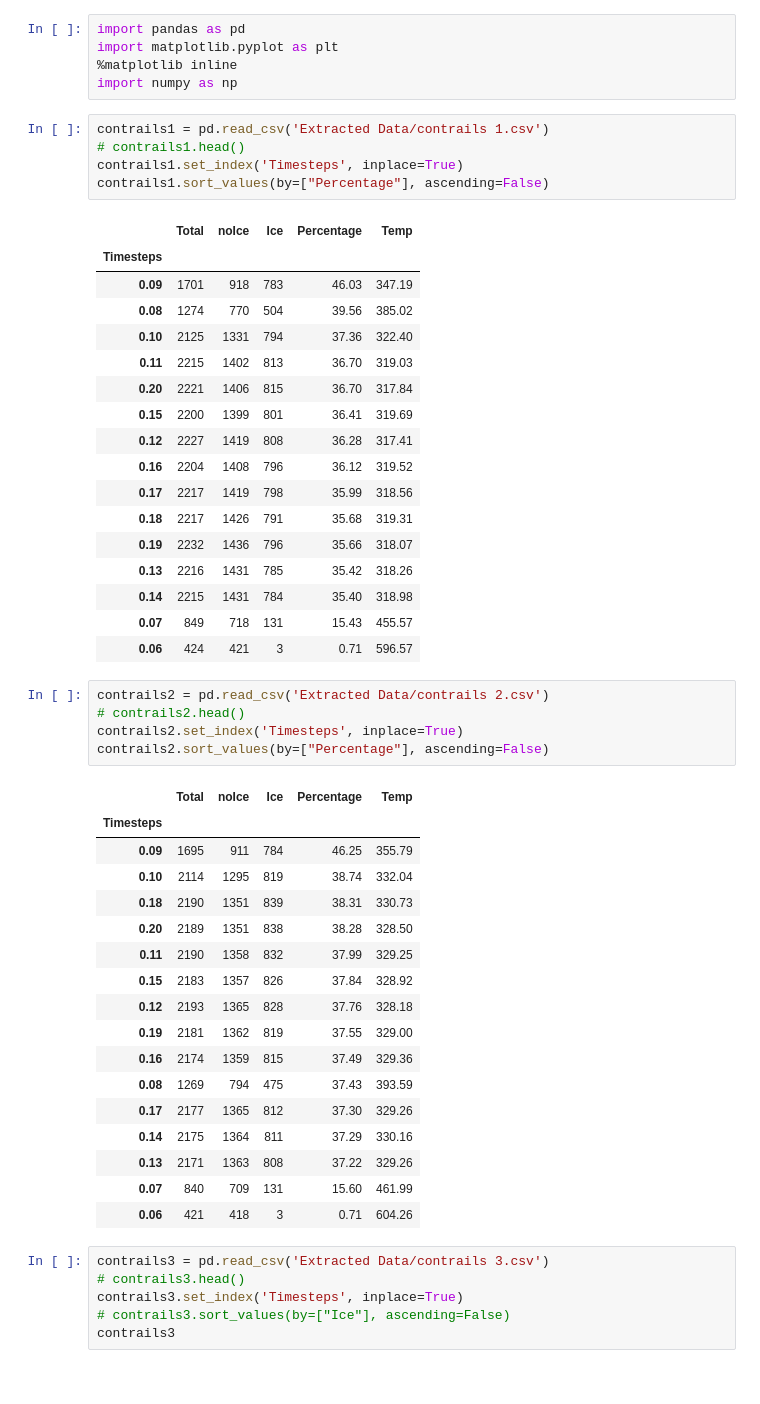
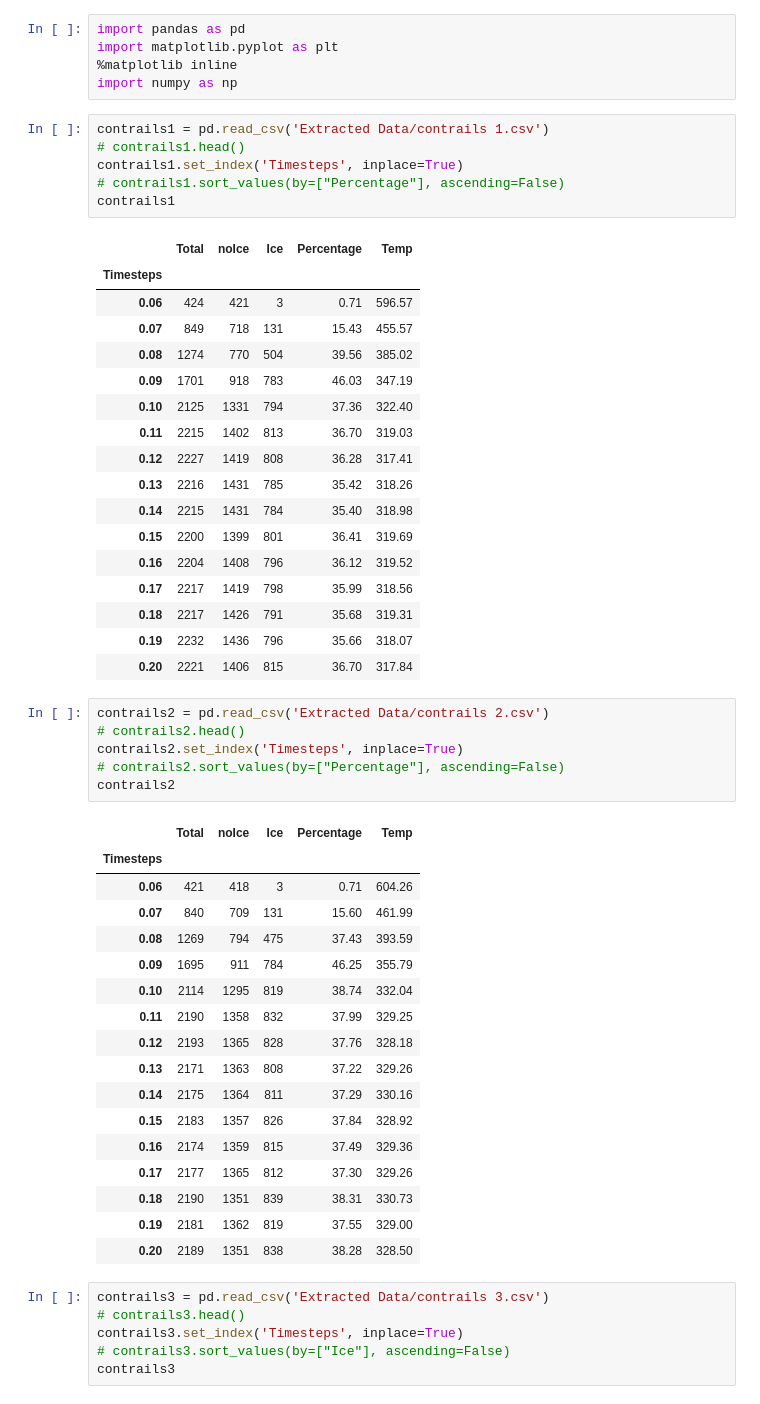
Before and after one commit to nafiul-nipu/Contrails-Python, a Jupyter notebook: contrails preprocessing/IceDataVisualization.ipynb, the cells around one changed output. Saved outputs shown, nothing was run; the diff lists cells and outputs as text.

```diff
--- a/contrails preprocessing/IceDataVisualization.ipynb
+++ b/contrails preprocessing/IceDataVisualization.ipynb
@@ -7,48 +7,50 @@ import numpy as np
 contrails1 = pd.read_csv('Extracted Data/contrails 1.csv')
 # contrails1.head()
 contrails1.set_index('Timesteps', inplace=True)
-contrails1.sort_values(by=["Percentage"], ascending=False)
+# contrails1.sort_values(by=["Percentage"], ascending=False)
+contrails1
 # %% [output]
 |  | Total | noIce | Ice | Percentage | Temp |
 | Timesteps |  |  |  |  |  |
+| 0.06 | 424 | 421 | 3 | 0.71 | 596.57 |
+| 0.07 | 849 | 718 | 131 | 15.43 | 455.57 |
+| 0.08 | 1274 | 770 | 504 | 39.56 | 385.02 |
 | 0.09 | 1701 | 918 | 783 | 46.03 | 347.19 |
-| 0.08 | 1274 | 770 | 504 | 39.56 | 385.02 |
 | 0.10 | 2125 | 1331 | 794 | 37.36 | 322.40 |
 | 0.11 | 2215 | 1402 | 813 | 36.70 | 319.03 |
-| 0.20 | 2221 | 1406 | 815 | 36.70 | 317.84 |
+| 0.12 | 2227 | 1419 | 808 | 36.28 | 317.41 |
+| 0.13 | 2216 | 1431 | 785 | 35.42 | 318.26 |
+| 0.14 | 2215 | 1431 | 784 | 35.40 | 318.98 |
 | 0.15 | 2200 | 1399 | 801 | 36.41 | 319.69 |
-| 0.12 | 2227 | 1419 | 808 | 36.28 | 317.41 |
 | 0.16 | 2204 | 1408 | 796 | 36.12 | 319.52 |
 | 0.17 | 2217 | 1419 | 798 | 35.99 | 318.56 |
 | 0.18 | 2217 | 1426 | 791 | 35.68 | 319.31 |
 | 0.19 | 2232 | 1436 | 796 | 35.66 | 318.07 |
-| 0.13 | 2216 | 1431 | 785 | 35.42 | 318.26 |
-| 0.14 | 2215 | 1431 | 784 | 35.40 | 318.98 |
-| 0.07 | 849 | 718 | 131 | 15.43 | 455.57 |
-| 0.06 | 424 | 421 | 3 | 0.71 | 596.57 |
+| 0.20 | 2221 | 1406 | 815 | 36.70 | 317.84 |
 # %%
 contrails2 = pd.read_csv('Extracted Data/contrails 2.csv')
 # contrails2.head()
 contrails2.set_index('Timesteps', inplace=True)
-contrails2.sort_values(by=["Percentage"], ascending=False)
+# contrails2.sort_values(by=["Percentage"], ascending=False)
+contrails2
 # %% [output]
 |  | Total | noIce | Ice | Percentage | Temp |
 | Timesteps |  |  |  |  |  |
+| 0.06 | 421 | 418 | 3 | 0.71 | 604.26 |
+| 0.07 | 840 | 709 | 131 | 15.60 | 461.99 |
+| 0.08 | 1269 | 794 | 475 | 37.43 | 393.59 |
 | 0.09 | 1695 | 911 | 784 | 46.25 | 355.79 |
 | 0.10 | 2114 | 1295 | 819 | 38.74 | 332.04 |
+| 0.11 | 2190 | 1358 | 832 | 37.99 | 329.25 |
+| 0.12 | 2193 | 1365 | 828 | 37.76 | 328.18 |
+| 0.13 | 2171 | 1363 | 808 | 37.22 | 329.26 |
+| 0.14 | 2175 | 1364 | 811 | 37.29 | 330.16 |
+| 0.15 | 2183 | 1357 | 826 | 37.84 | 328.92 |
+| 0.16 | 2174 | 1359 | 815 | 37.49 | 329.36 |
+| 0.17 | 2177 | 1365 | 812 | 37.30 | 329.26 |
 | 0.18 | 2190 | 1351 | 839 | 38.31 | 330.73 |
+| 0.19 | 2181 | 1362 | 819 | 37.55 | 329.00 |
 | 0.20 | 2189 | 1351 | 838 | 38.28 | 328.50 |
-| 0.11 | 2190 | 1358 | 832 | 37.99 | 329.25 |
-| 0.15 | 2183 | 1357 | 826 | 37.84 | 328.92 |
-| 0.12 | 2193 | 1365 | 828 | 37.76 | 328.18 |
-| 0.19 | 2181 | 1362 | 819 | 37.55 | 329.00 |
-| 0.16 | 2174 | 1359 | 815 | 37.49 | 329.36 |
-| 0.08 | 1269 | 794 | 475 | 37.43 | 393.59 |
-| 0.17 | 2177 | 1365 | 812 | 37.30 | 329.26 |
-| 0.14 | 2175 | 1364 | 811 | 37.29 | 330.16 |
-| 0.13 | 2171 | 1363 | 808 | 37.22 | 329.26 |
-| 0.07 | 840 | 709 | 131 | 15.60 | 461.99 |
-| 0.06 | 421 | 418 | 3 | 0.71 | 604.26 |
 # %%
 contrails3 = pd.read_csv('Extracted Data/contrails 3.csv')
 # contrails3.head()
```
